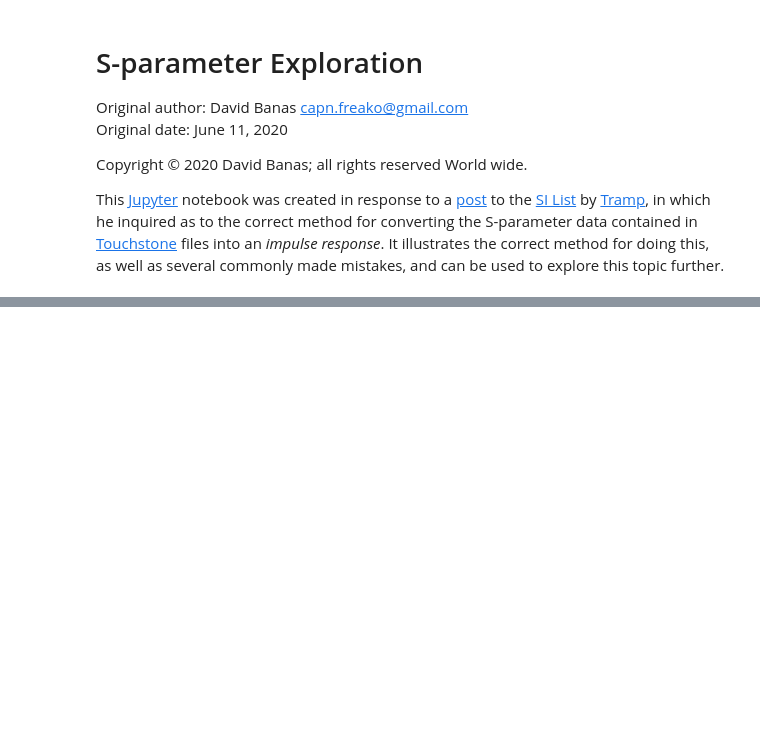
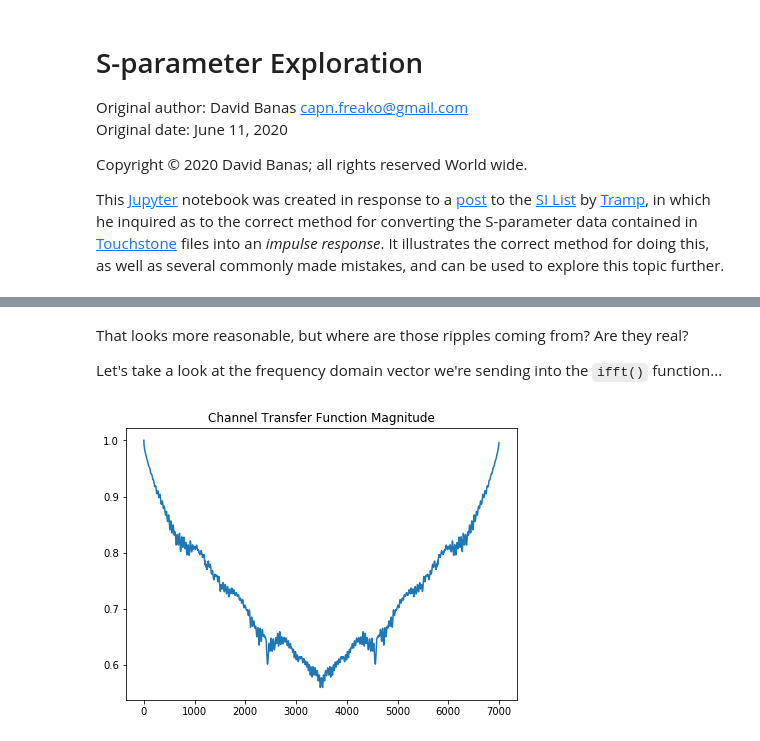
Before and after one commit to capn-freako/PyBERT, a Jupyter notebook: misc/scikit-rf/S-param_Explorer.ipynb, the cells around one changed output, grey strips where cells are left out. Saved outputs shown, nothing was run; the diff lists cells and outputs as text; code cells hidden in the pictures; blank space fills up the shorter version.

```diff
--- a/misc/scikit-rf/S-param_Explorer.ipynb
+++ b/misc/scikit-rf/S-param_Explorer.ipynb
@@ -451,0 +169,12 @@ This Touchstone file has serious problems!
+# %% [markdown]
+That looks more reasonable, but where are those ripples coming from?
+Are they real?
+
+Let's take a look at the frequency domain vector we're sending into the `ifft()` function...
+# %%
+plt.figure(figsize=(7, 5))
+plt.plot(abs(H))
+plt.title("Channel Transfer Function Magnitude")
+plt.show()
+# %% [output]
+[figure, added]
```
Also changed, not shown: parts of 51 cells of this notebook, 1 other file.
